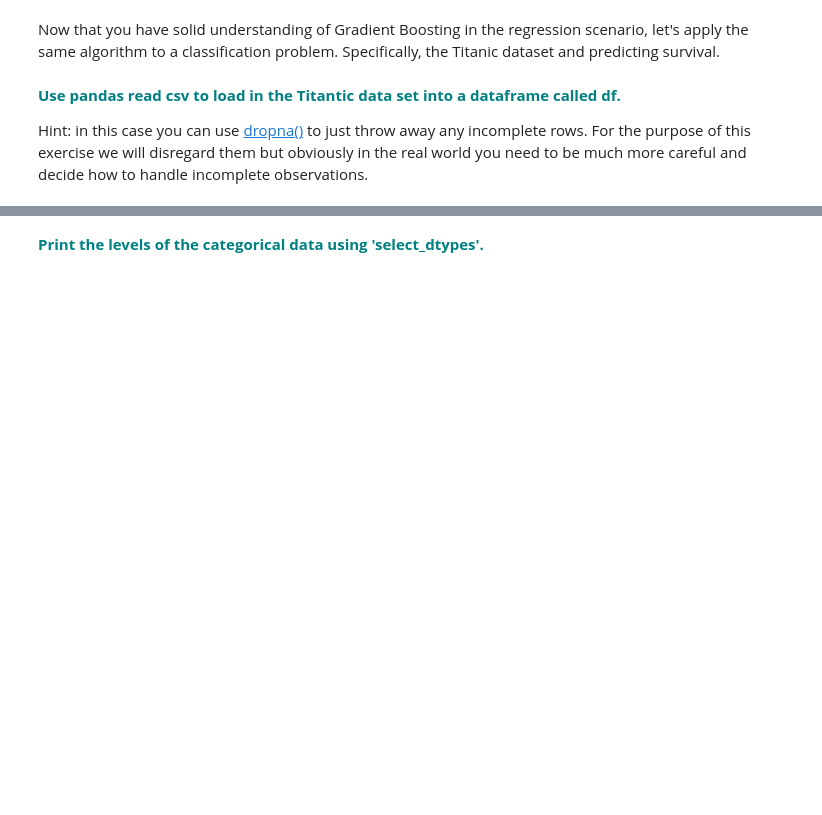
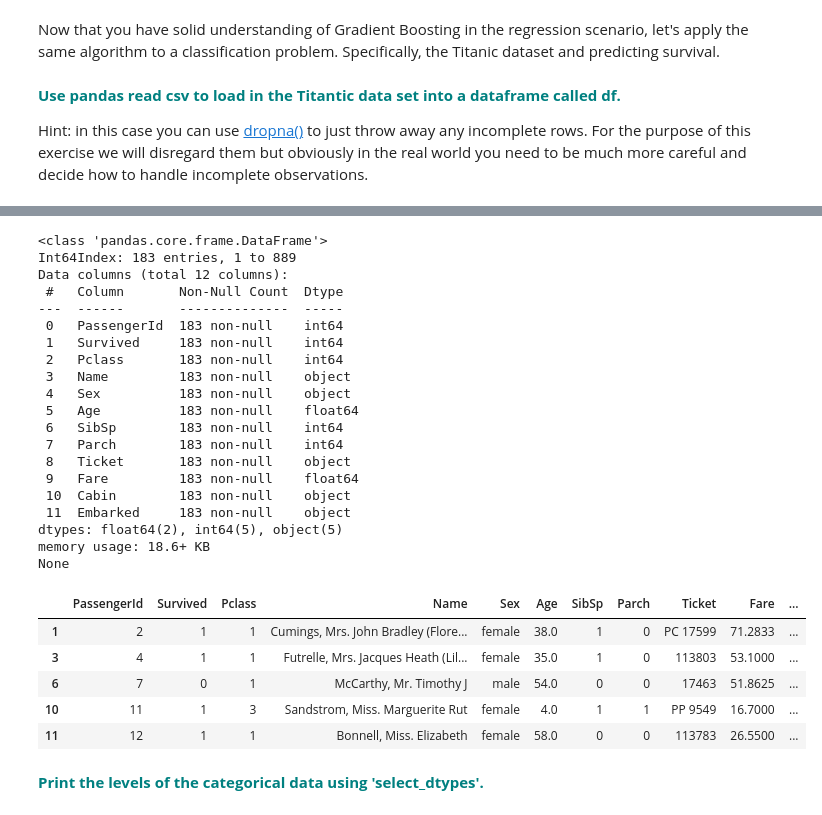
Before and after one commit to villafue/Machine_Learning_Notes, a Jupyter notebook: Supervised_Learning/Gradient_Boosting/Gradient_Boosting_Case_Study.ipynb, the cells around one changed output, grey strips where cells are left out. Cells and saved outputs as stored; diff of their text form; code cells hidden in the pictures; blank space fills up the shorter version.

```diff
--- a/Supervised_Learning/Gradient_Boosting/Gradient_Boosting_Case_Study.ipynb
+++ b/Supervised_Learning/Gradient_Boosting/Gradient_Boosting_Case_Study.ipynb
@@ -132,2 +168,33 @@ Hint: in this case you can use [dropna()](https://pandas.pydata.org/pandas-docs/
+# %%
+df = df.dropna()
+print(df.info())
+df.head()
+# %% [output]
+<class 'pandas.core.frame.DataFrame'>
+Int64Index: 183 entries, 1 to 889
+Data columns (total 12 columns):
+ #   Column       Non-Null Count  Dtype
+---  ------       --------------  -----
+ 0   PassengerId  183 non-null    int64
+ 1   Survived     183 non-null    int64
+ 2   Pclass       183 non-null    int64
+ 3   Name         183 non-null    object
+ 4   Sex          183 non-null    object
+ 5   Age          183 non-null    float64
+ 6   SibSp        183 non-null    int64
+ 7   Parch        183 non-null    int64
+ 8   Ticket       183 non-null    object
+ 9   Fare         183 non-null    float64
+ 10  Cabin        183 non-null    object
+ 11  Embarked     183 non-null    object
+dtypes: float64(2), int64(5), object(5)
+memory usage: 18.6+ KB
+None
+|  | PassengerId | Survived | Pclass | Name | Sex | Age | SibSp | Parch | Ticket | Fare | ... |
+| 1 | 2 | 1 | 1 | Cumings, Mrs. John Bradley (Flore... | female | 38.0 | 1 | 0 | PC 17599 | 71.2833 | ... |
+| 3 | 4 | 1 | 1 | Futrelle, Mrs. Jacques Heath (Lil... | female | 35.0 | 1 | 0 | 113803 | 53.1000 | ... |
+| 6 | 7 | 0 | 1 | McCarthy, Mr. Timothy J | male | 54.0 | 0 | 0 | 17463 | 51.8625 | ... |
+| 10 | 11 | 1 | 3 | Sandstrom, Miss. Marguerite Rut | female | 4.0 | 1 | 1 | PP 9549 | 16.7000 | ... |
+| 11 | 12 | 1 | 1 | Bonnell, Miss. Elizabeth | female | 58.0 | 0 | 0 | 113783 | 26.5500 | ... |
 # %% [markdown]
 **<font color='teal'>Print the levels of the categorical data using 'select_dtypes'. </font>**
```
Also changed, not shown: parts of 18 cells of this notebook.
